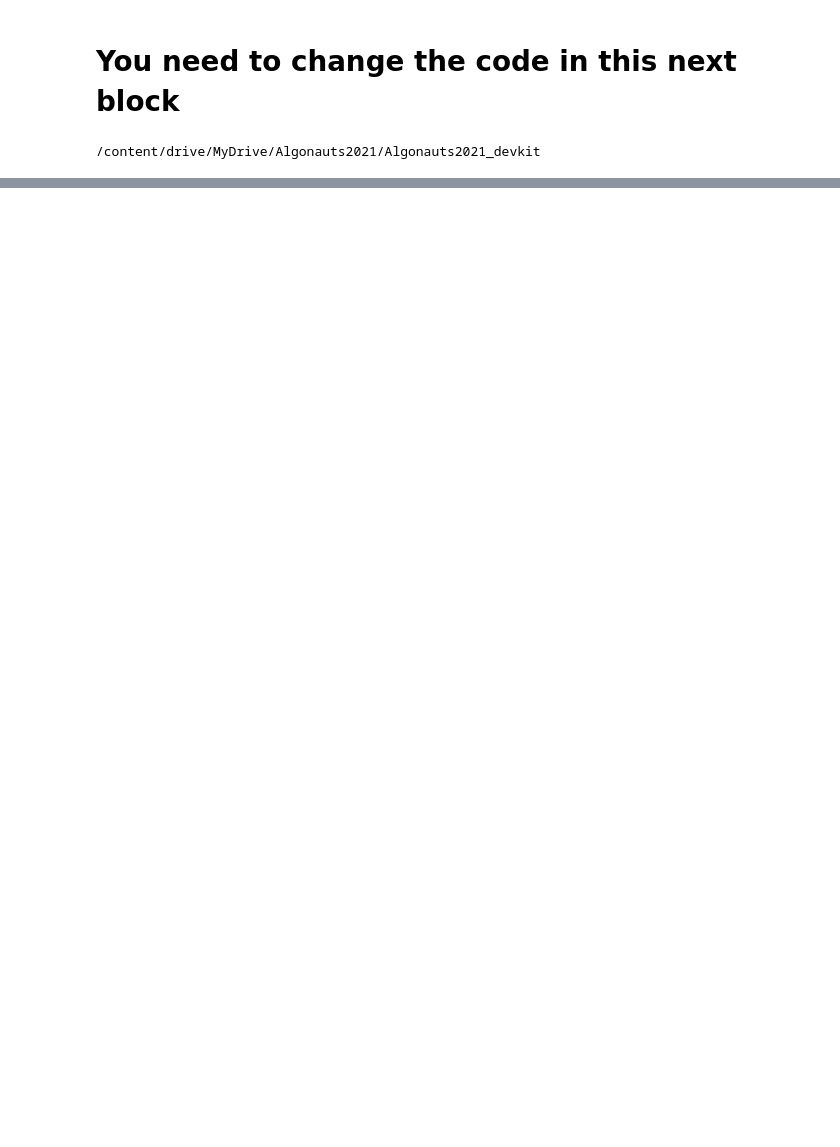
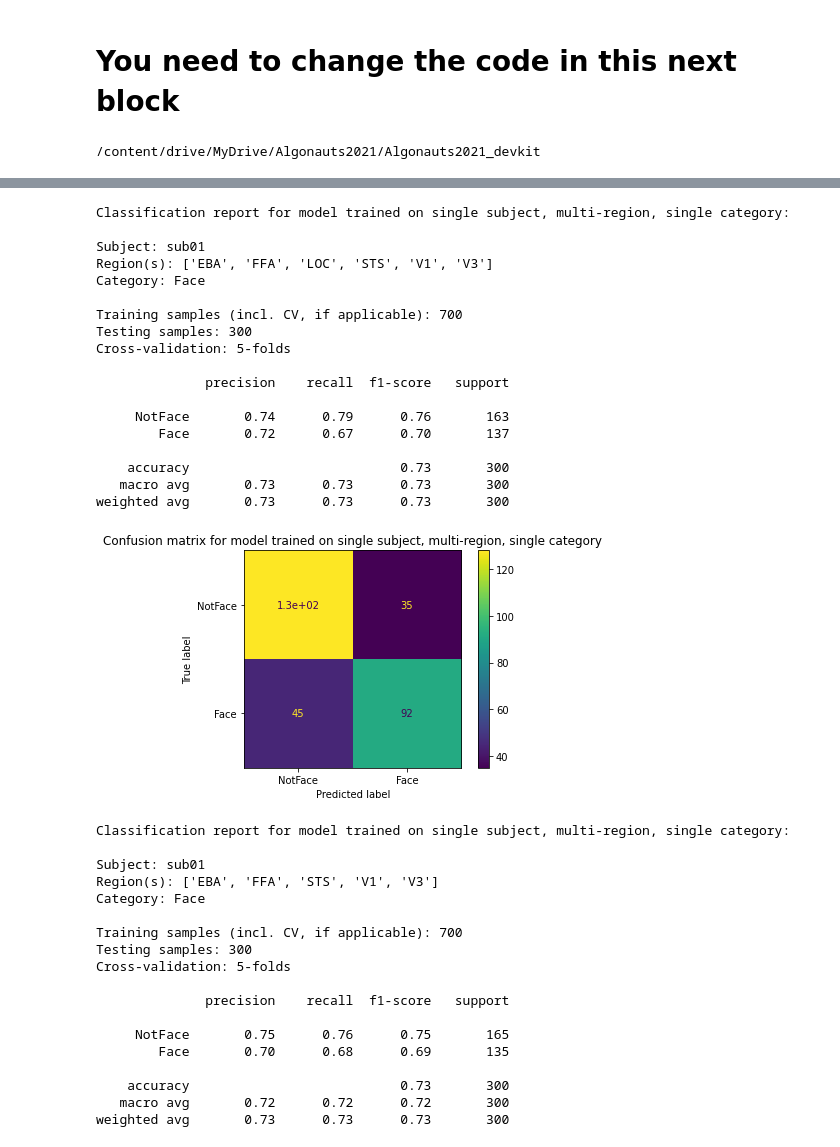
Before and after one commit to vinceecws/Algonauts2021-NMA, a Jupyter notebook: Algonauts2021.ipynb, the cells around one changed output, grey strips where cells are left out. Drawn from its saved outputs; the diff is of its cells as text; code cells hidden in the pictures; blank space fills up the shorter version.

```diff
--- a/Algonauts2021.ipynb
+++ b/Algonauts2021.ipynb
@@ -922,0 +965,44 @@ weighted avg       0.75      0.75      0.75       300
+# %%
+clf_single = LogisticRegression(max_iter=1000)
+clf_single, _, X_train, X_test, y_train, y_test = train_SingleSubj_MultiRegion_SingleCat(dataset_all, all_annotations, clf_single, 'Face', subject='sub01', rois=['EBA', 'FFA', 'LOC', 'STS', 'V1', 'V3'], cross_validation_fold=5, return_data=True)
+
+clf_single = LogisticRegression(max_iter=1000)
+clf_single, _, X_train, X_test, y_train, y_test = train_SingleSubj_MultiRegion_SingleCat(dataset_all, all_annotations, clf_single, 'Face', subject='sub01', rois=['EBA', 'FFA', 'STS', 'V1', 'V3'], cross_validation_fold=5, return_data=True)
+# %% [output]
+Classification report for model trained on single subject, multi-region, single category:
+
+Subject: sub01
+Region(s): ['EBA', 'FFA', 'LOC', 'STS', 'V1', 'V3']
+Category: Face
+
+Training samples (incl. CV, if applicable): 700
+Testing samples: 300
+Cross-validation: 5-folds
+
+              precision    recall  f1-score   support
+
+     NotFace       0.74      0.79      0.76       163
+        Face       0.72      0.67      0.70       137
+
+    accuracy                           0.73       300
+   macro avg       0.73      0.73      0.73       300
+weighted avg       0.73      0.73      0.73       300
+[figure, added]
+Classification report for model trained on single subject, multi-region, single category:
+
+Subject: sub01
+Region(s): ['EBA', 'FFA', 'STS', 'V1', 'V3']
+Category: Face
+
+Training samples (incl. CV, if applicable): 700
+Testing samples: 300
+Cross-validation: 5-folds
+
+              precision    recall  f1-score   support
+
+     NotFace       0.75      0.76      0.75       165
+        Face       0.70      0.68      0.69       135
+
+    accuracy                           0.73       300
+   macro avg       0.72      0.72      0.72       300
+weighted avg       0.73      0.73      0.73       300
```
Also changed, not shown: parts of 13 cells of this notebook.
